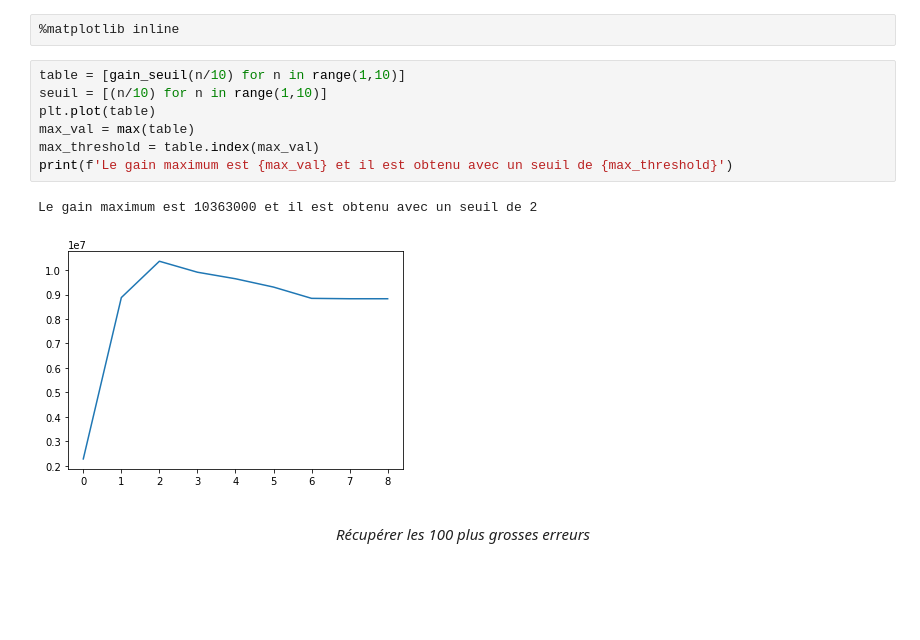
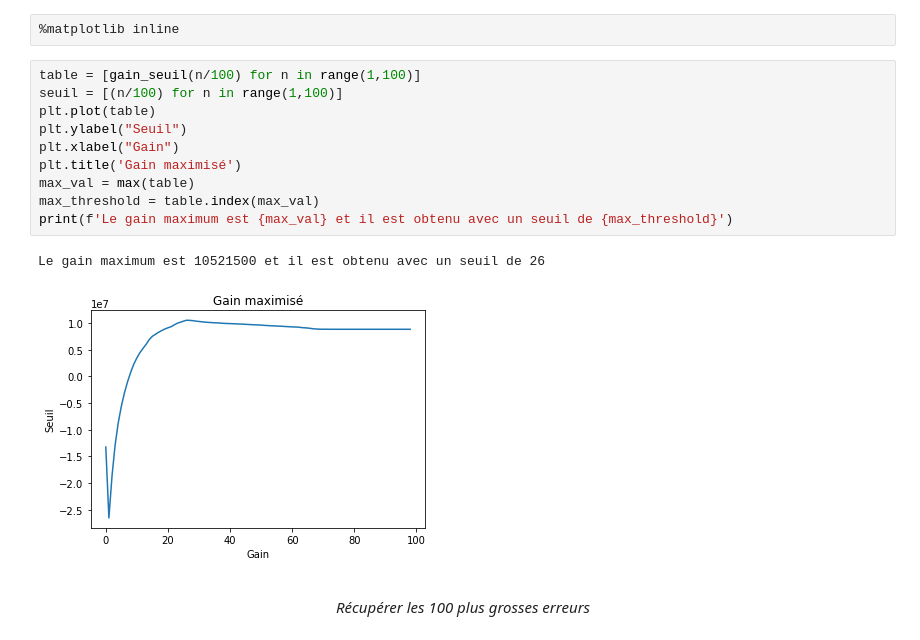
Before and after one commit to YohanCaillau/BigMLPyhton, a Jupyter notebook: Test BigML.ipynb, the cells around one changed output. Drawn from its saved outputs; the diff is of its cells as text; blank space fills up the shorter version.

```diff
--- a/Test BigML.ipynb
+++ b/Test BigML.ipynb
@@ -264,15 +263,18 @@ def gain_seuil(seuil):
 # %%
 %matplotlib inline
 # %%
-table = [gain_seuil(n/10) for n in range(1,10)]
-seuil = [(n/10) for n in range(1,10)]
+table = [gain_seuil(n/100) for n in range(1,100)]
+seuil = [(n/100) for n in range(1,100)]
 plt.plot(table)
+plt.ylabel("Seuil")
+plt.xlabel("Gain")
+plt.title('Gain maximisé')
 max_val = max(table)
 max_threshold = table.index(max_val)
 print(f'Le gain maximum est {max_val} et il est obtenu avec un seuil de {max_threshold}')
 # %% [output]
-Le gain maximum est 10363000 et il est obtenu avec un seuil de 2
+Le gain maximum est 10521500 et il est obtenu avec un seuil de 26
-[figure, old version]
+[figure, new version]
 # %% [markdown]
 *<center> Récupérer les 100 plus grosses erreurs </center>*
 # %%
```
Also changed, not shown: parts of 7 cells of this notebook.
